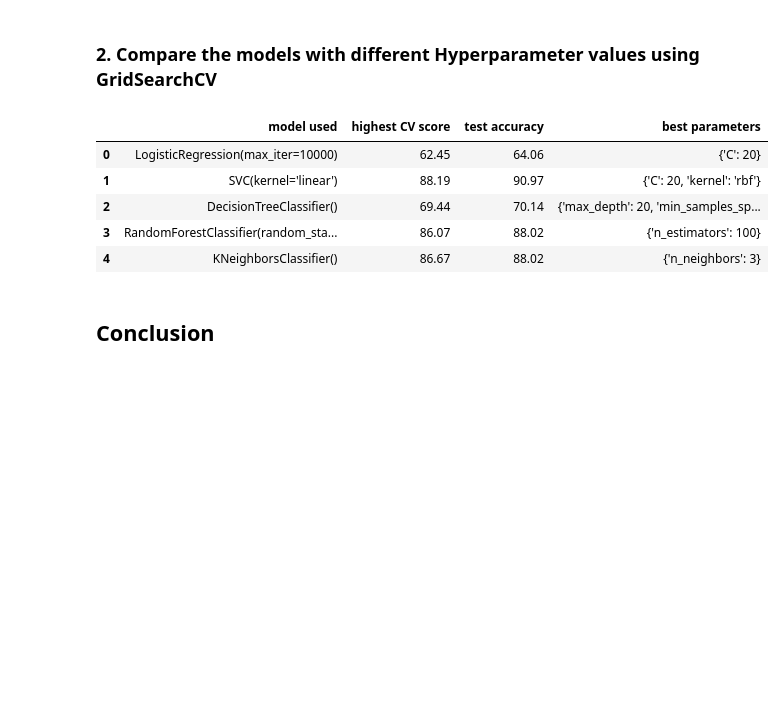
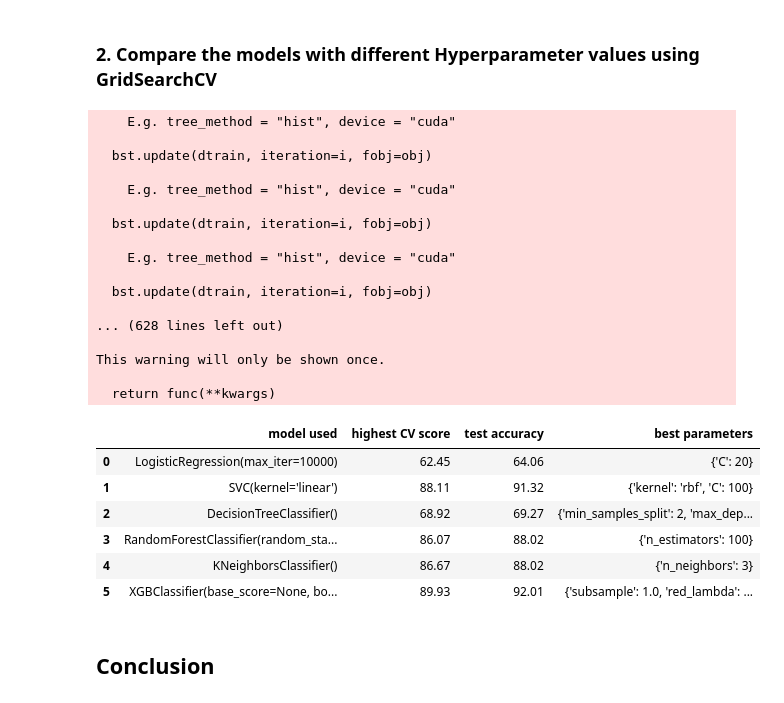
Before and after one commit to ITDSIU20094/Classification-of-EMOTIV-EPOC-, a Jupyter notebook: Model_Selection.ipynb, the cells around one changed output. Drawn from its saved outputs; the diff is of its cells as text; code cells hidden in the pictures; blank space fills up the shorter version.

```diff
--- a/Model_Selection.ipynb
+++ b/Model_Selection.ipynb
@@ -153,11 +192,20 @@ Model: DecisionTreeClassifier()
 ### 2. Compare the models with different Hyperparameter values using GridSearchCV
 # %%
 
-models = [LogisticRegression(max_iter = 10000),
+models = [
+            LogisticRegression(max_iter = 10000),
             SVC(kernel = 'linear'),
             DecisionTreeClassifier(),
             RandomForestClassifier(random_state=0),
-            KNeighborsClassifier()]
+            KNeighborsClassifier(),
+            XGBClassifier(
+                tree_method='gpu_hist',
+                predictor='gpu_predictor',
+                use_label_encoder=False,
+                eval_metric='mlogloss',
+                random_state=42
+            )
+        ]
 
 model_hyperparameter = {
     'log_reg_hyperparameters': {'C': [1, 5, 10, 20, 100]},
@@ -166,8 +214,20 @@ model_hyperparameter = {
         'max_depth': [3, 5, 10, 20, None],
         'min_samples_split': [2, 5, 10]
     },
-    'RandomForest_hyperparameters': {'n_estimators': [10, 20,  50, 100]},
+    'RandomForest_hyperparameters': {
+        'n_estimators': [10, 20,  50, 100]},
+        # 'max_depth': list(range(1, 21))},
     'KNeighbors_hyperparameters': {'n_neighbors': [3, 5, 7, 9, 10]},
+    'XGB_hyperparameters': {
+        'n_estimators': [100, 200, 300, 500],
+        'max_depth': [3, 5, 7, 9],
+        'learning_rate': [0.01, 0.1, 0.2],
+        'min_child_weight': [1, 3, 5],
+        'subsample': [0.6, 0.8, 1.0],
+        'colsample_bytree': [0.7, 0.8, 1.0],
+        'reg_alpha': [0, 0.1, 0.5, 1, 10, 100],
+        'reg_lambda': [0.5, 0.7, 1, 1.3],
+    }
 }
 
 def compare_models_gridsearchCV(list_of_models, model_hyperparameter):
@@ -176,38 +236,56 @@ def compare_models_gridsearchCV(list_of_models, model_hyperparameter):
 
     for i, model in enumerate(list_of_models):
         key = model_keys[i]
         params = model_hyperparameter[key]
 
         try:
-            classifier = GridSearchCV(model, params, cv=5, error_score=np.nan)
+            classifier = RandomizedSearchCV(model, params, cv=5, n_iter=10, random_state=42, n_jobs=-1, error_score=np.nan)
             classifier.fit(X_train_scaled, y_train)
             best_model = classifier.best_estimator_
 
             test_accuracy = best_model.score(X_test_scaled, y_test)
             best_score = classifier.best_score_
 
         except Exception as e:
             print(f"⚠️ Error for model {model}: {e}")
             best_score = np.nan
             test_accuracy = np.nan
             best_model = None
 
         results.append({
             'model used': str(model),
             'highest CV score': None if pd.isna(best_score) else round(best_score * 100, 2),
             'test accuracy': None if pd.isna(test_accuracy) else round(test_accuracy * 100, 2),
             'best parameters': classifier.best_params_ if best_model is not None else None
         })
 
     return pd.DataFrame(results)
 compare_models_gridsearchCV(models, model_hyperparameter)
 # %% [output]
+    E.g. tree_method = "hist", device = "cuda"
+
+  bst.update(dtrain, iteration=i, fobj=obj)
+
+    E.g. tree_method = "hist", device = "cuda"
+
+  bst.update(dtrain, iteration=i, fobj=obj)
+
+    E.g. tree_method = "hist", device = "cuda"
+
+  bst.update(dtrain, iteration=i, fobj=obj)
+
+... (628 lines left out)
+
+This warning will only be shown once.
+
+  return func(**kwargs)
 |  | model used | highest CV score | test accuracy | best parameters |
 | 0 | LogisticRegression(max_iter=10000) | 62.45 | 64.06 | {'C': 20} |
-| 1 | SVC(kernel='linear') | 88.19 | 90.97 | {'C': 20, 'kernel': 'rbf'} |
-| 2 | DecisionTreeClassifier() | 69.44 | 70.14 | {'max_depth': 20, 'min_samples_sp... |
+| 1 | SVC(kernel='linear') | 88.11 | 91.32 | {'kernel': 'rbf', 'C': 100} |
+| 2 | DecisionTreeClassifier() | 68.92 | 69.27 | {'min_samples_split': 2, 'max_dep... |
 | 3 | RandomForestClassifier(random_sta... | 86.07 | 88.02 | {'n_estimators': 100} |
 | 4 | KNeighborsClassifier() | 86.67 | 88.02 | {'n_neighbors': 3} |
+| 5 | XGBClassifier(base_score=None, bo... | 89.93 | 92.01 | {'subsample': 1.0, 'red_lambda': ... |
 # %% [markdown]
 ## Conclusion
 # %% [markdown]
```
Also changed, not shown: parts of 2 cells of this notebook, 15 other files.
